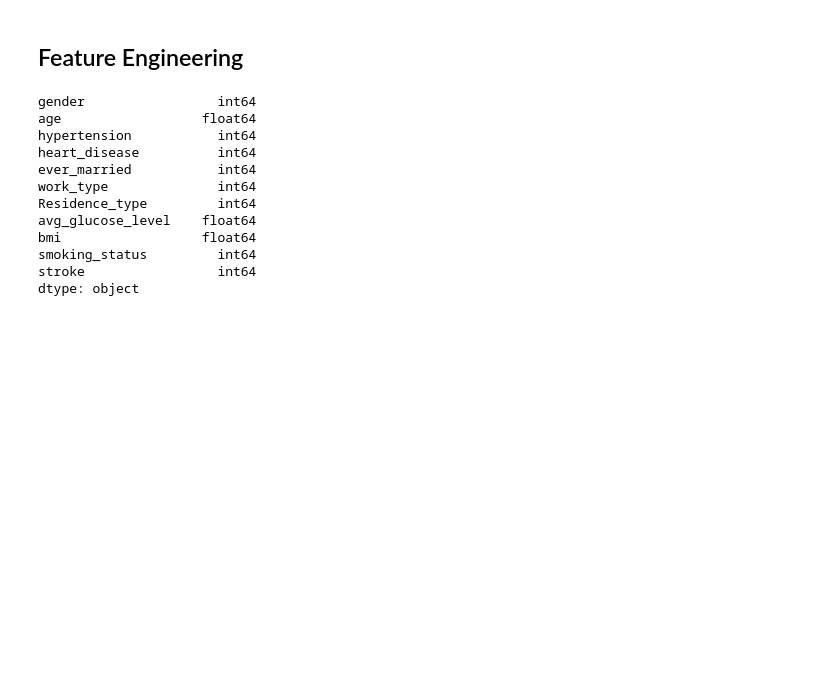
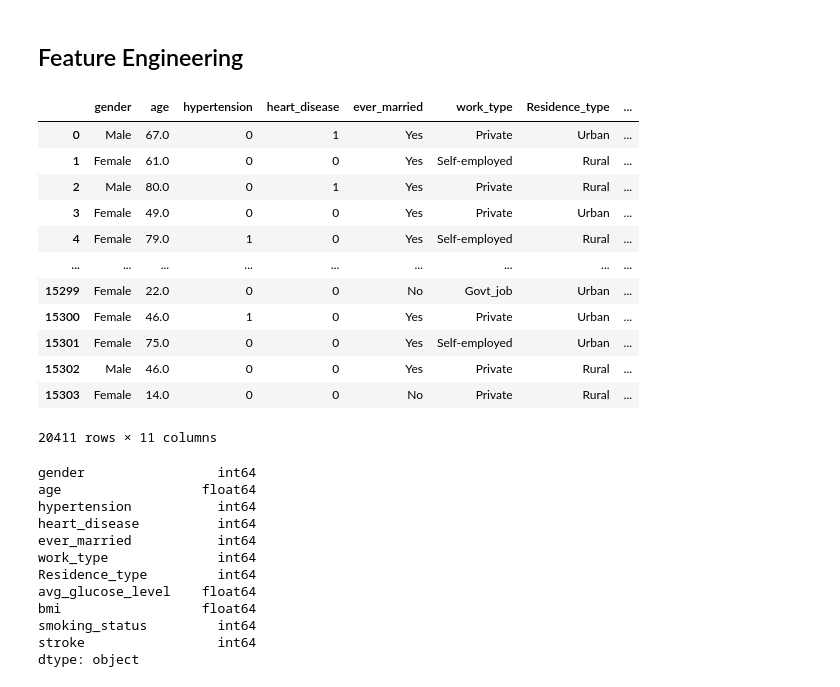
Before and after one commit to YamanAlo/Stroke-Prediction-model, a Jupyter notebook: code/Stroke.ipynb, the cells around one changed output. Saved outputs shown, nothing was run; the diff lists cells and outputs as text; code cells hidden in the pictures; blank space fills up the shorter version.

```diff
--- a/code/Stroke.ipynb
+++ b/code/Stroke.ipynb
@@ -555,3 +572,19 @@ training_set.head()
+# %%
+training_set
+# %% [output]
+|  | gender | age | hypertension | heart_disease | ever_married | work_type | Residence_type | ... |
+| 0 | Male | 67.0 | 0 | 1 | Yes | Private | Urban | ... |
+| 1 | Female | 61.0 | 0 | 0 | Yes | Self-employed | Rural | ... |
+| 2 | Male | 80.0 | 0 | 1 | Yes | Private | Rural | ... |
+| 3 | Female | 49.0 | 0 | 0 | Yes | Private | Urban | ... |
+| 4 | Female | 79.0 | 1 | 0 | Yes | Self-employed | Rural | ... |
+| ... | ... | ... | ... | ... | ... | ... | ... | ... |
+| 15299 | Female | 22.0 | 0 | 0 | No | Govt_job | Urban | ... |
+| 15300 | Female | 46.0 | 1 | 0 | Yes | Private | Urban | ... |
+| 15301 | Female | 75.0 | 0 | 0 | Yes | Self-employed | Urban | ... |
+| 15302 | Male | 46.0 | 0 | 0 | Yes | Private | Rural | ... |
+| 15303 | Female | 14.0 | 0 | 0 | No | Private | Rural | ... |
+20411 rows × 11 columns
 # %%
 train_set = training_set.copy()
 train_set['gender'] = train_set['gender'].map({'Female':0,'Male':1})
```
Also changed, not shown: parts of 16 cells of this notebook, 3 other files.
